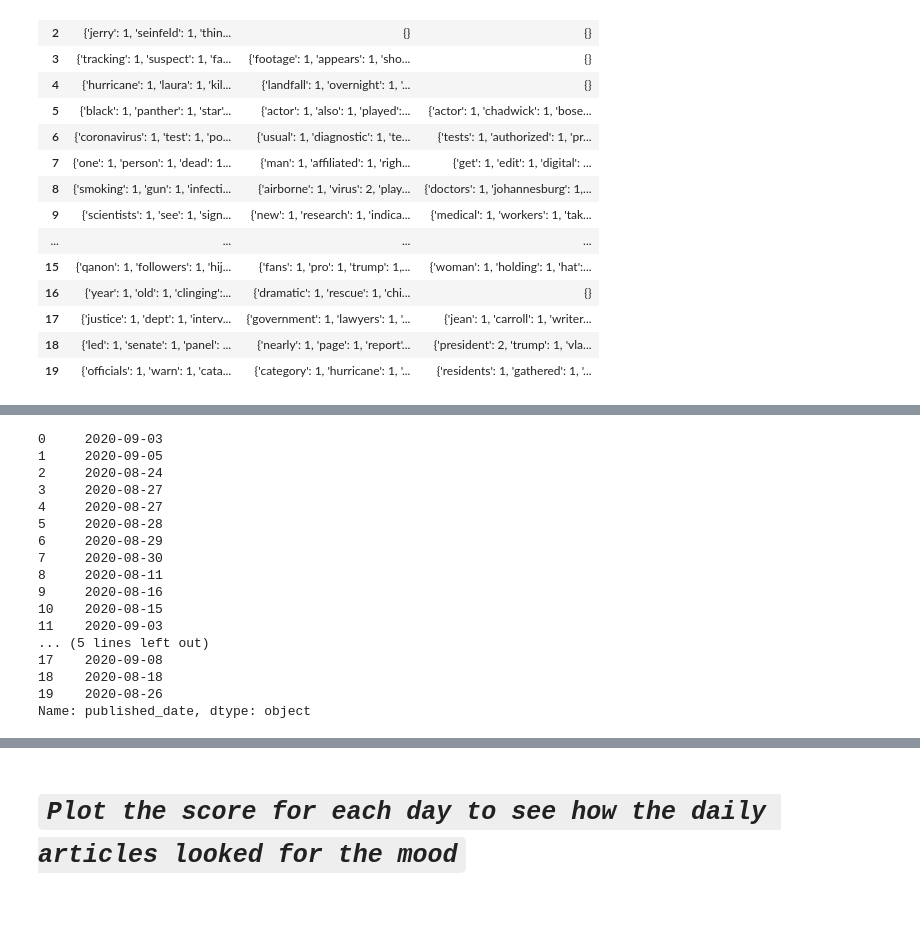
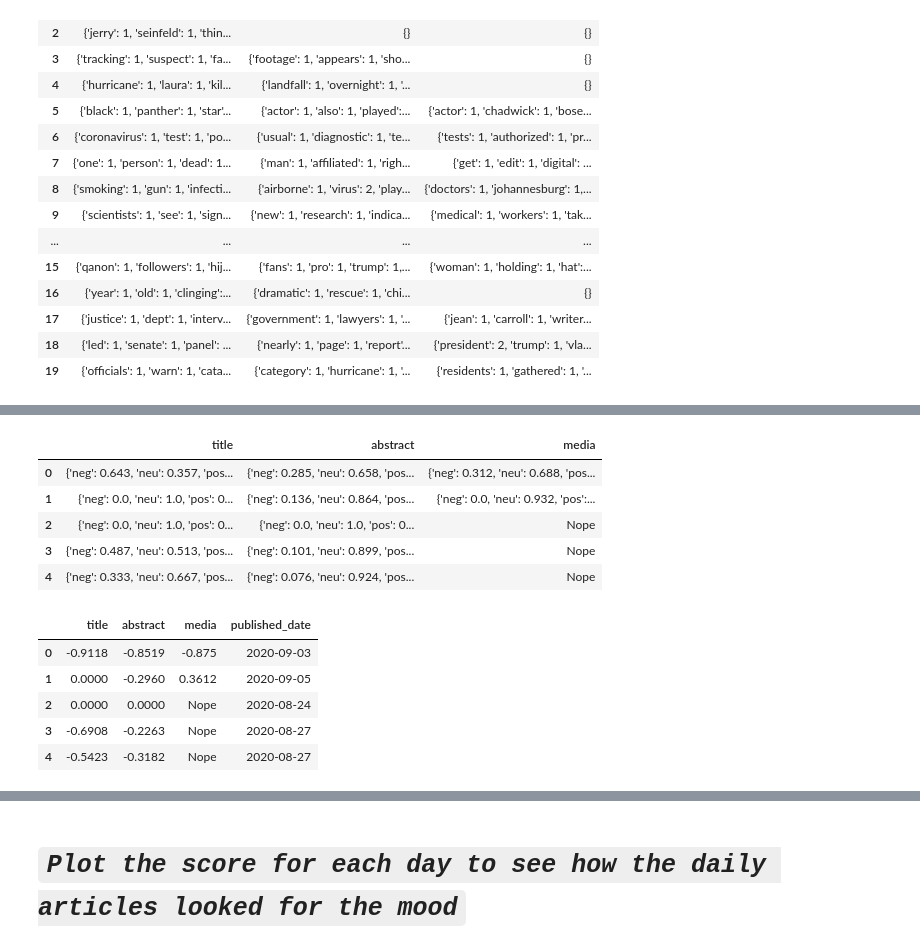
Before and after one commit to MrFuguDataScience/NLP, a Jupyter notebook: Sentiment_AnalysisNYTImesArticles.ipynb, the cells around one changed output, grey strips where cells are left out. Drawn from its saved outputs; the diff is of its cells as text; code cells hidden in the pictures; blank space fills up the shorter version.

```diff
--- a/Sentiment_AnalysisNYTImesArticles.ipynb
+++ b/Sentiment_AnalysisNYTImesArticles.ipynb
@@ -342,24 +341,16 @@ for i in text_to_format.items(): # convert df_to_dict
             h.append([i[0],'Nope'])
             store_lowercase_list_lists_strings.append([i[0],'Nada'])
 # %%
-yay=[]
-oh_yay=[]
+all_scores=[]
+only_compound_score=[]
 for i in text_to_format.items(): # convert df_to_dict
     for j in i[1]:
-#         pol_score = sia.polarity_scores(j)
-#         print(pol_score)
-#         print(type(j))
-
 
         if type(j)==str:
-            pol_score = sia.polarity_scores(j)
-            yay.append([i[0],pol_score])
-            oh_yay.append([i[0],pol_score['compound']])
+            pol_score = sia.polarity_scores(j) #scoring text
+            all_scores.append([i[0],pol_score]) # all scores as dictionary
+
+            only_compound_score.append([i[0],pol_score['compound']])#only compound score
         else:
-            yay.append([i[0],'Nope'])
-            oh_yay.append([i[0],'Nope'])
-
-b=defaultdict(list)
-for i in yay:
-    b[i[0]].append(i[1])
-pd.DataFrame(b)
+            all_scores.append([i[0],'Nope'])
+            only_compound_score.append([i[0],'Nope'])
@@ -384,25 +357,27 @@ pd.DataFrame(b)
+# %%
+# All Scorings:
+b=defaultdict(list)
+for i in all_scores:
+    b[i[0]].append(i[1])
+pd.DataFrame(b).head()
+# %% [output]
+|  | title | abstract | media |
+| 0 | {'neg': 0.643, 'neu': 0.357, 'pos... | {'neg': 0.285, 'neu': 0.658, 'pos... | {'neg': 0.312, 'neu': 0.688, 'pos... |
+| 1 | {'neg': 0.0, 'neu': 1.0, 'pos': 0... | {'neg': 0.136, 'neu': 0.864, 'pos... | {'neg': 0.0, 'neu': 0.932, 'pos':... |
+| 2 | {'neg': 0.0, 'neu': 1.0, 'pos': 0... | {'neg': 0.0, 'neu': 1.0, 'pos': 0... | Nope |
+| 3 | {'neg': 0.487, 'neu': 0.513, 'pos... | {'neg': 0.101, 'neu': 0.899, 'pos... | Nope |
+| 4 | {'neg': 0.333, 'neu': 0.667, 'pos... | {'neg': 0.076, 'neu': 0.924, 'pos... | Nope |
 # %%
-b=defaultdict(list)
-for i in oh_yay:
-    b[i[0]].append(i[1])
-pd.concat([pd.DataFrame(b),NY_Times_articles.published_date],axis=1)
-NY_Times_articles['published_date']
+# What we want is the compound score only:
+bb=defaultdict(list)
+for i in only_compound_score:
+    bb[i[0]].append(i[1])
+pd.concat([pd.DataFrame(bb),NY_Times_articles.published_date],axis=1).head()
 # %% [output]
-0     2020-09-03
-1     2020-09-05
-2     2020-08-24
-3     2020-08-27
-4     2020-08-27
-5     2020-08-28
-6     2020-08-29
-7     2020-08-30
-8     2020-08-11
-9     2020-08-16
-10    2020-08-15
-11    2020-09-03
-... (5 lines left out)
-17    2020-09-08
-18    2020-08-18
-19    2020-08-26
-Name: published_date, dtype: object
+|  | title | abstract | media | published_date |
+| 0 | -0.9118 | -0.8519 | -0.875 | 2020-09-03 |
+| 1 | 0.0000 | -0.2960 | 0.3612 | 2020-09-05 |
+| 2 | 0.0000 | 0.0000 | Nope | 2020-08-24 |
+| 3 | -0.6908 | -0.2263 | Nope | 2020-08-27 |
+| 4 | -0.5423 | -0.3182 | Nope | 2020-08-27 |
 # %%
```
Also changed, not shown: parts of 6 cells of this notebook.
